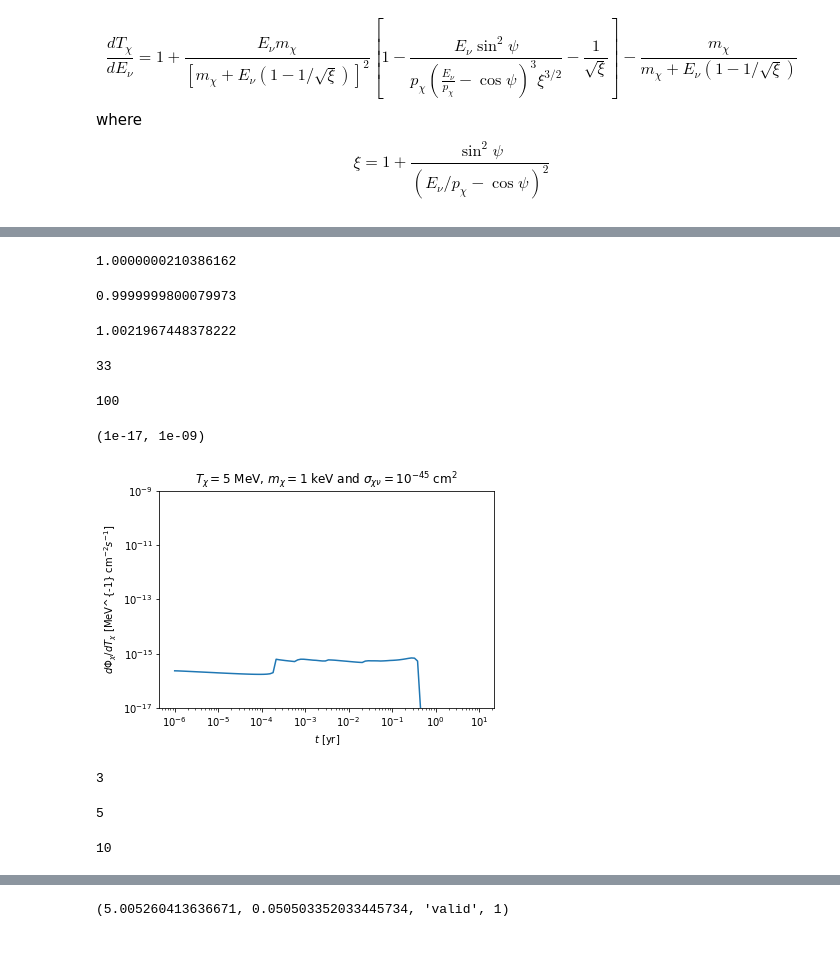
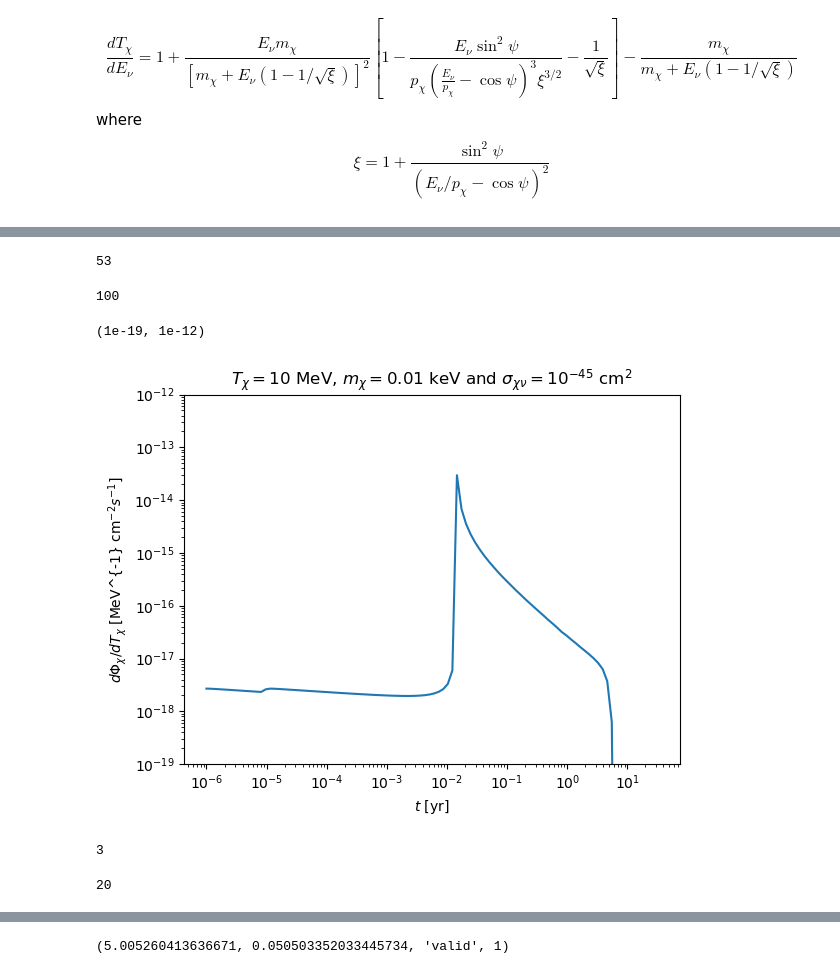
Before and after one commit to yenhsunlin/SNnuBDM2, a Jupyter notebook: src/snvbdm.ipynb, the cells around one changed output, grey strips where cells are left out. Drawn from its saved outputs; the diff is of its cells as text; code cells hidden in the pictures; blank space fills up the shorter version.

```diff
--- a/src/snvbdm.ipynb
+++ b/src/snvbdm.ipynb
@@ -237,15 +228,3 @@ get_Ev_cosPhi(5,1e-3,0.1),get_Ev_cosPhi(5-1e-4,1e-3,0.1)
-# %%
-(Evp-Ev)/1e-4
-# %% [output]
-1.0000000210386162
-# %%
-get_BDMv(5,1e-3)
-# %% [output]
-0.9999999800079973
-# %%
-dEvdTx(5,Evp,1e-3,0.1)
-# %% [output]
-1.0021967448378222
 # %%
 def get_BDMflux_theta(t,Tx,mx,mV,Rstar,theta,phi,beta,Re = 8.5,gV = 1,gD = 1,max_Ev = 100,tau = 10):
     # Get BDM velocity
@@ -289,15 +268,15 @@ def get_BDMflux_theta_legacy(t,Tx,mx,Rstar,theta,phi,beta,sigxv = 1e-45,Re = 8.5
     else:
         return 0
 # %%
-Rstar = 3
-Tx = 5
-mx = 1e-3
+Rstar = 8.5
+Tx = 10
+mx = 1e-2
 mV = mx/3
 theta_ls = np.logspace(-2,np.log10(np.pi/2),20)
 phi_ls = np.linspace(0,2*np.pi,20)
 bdmflux_legacy = []
-integ = vegas.Integrator([[0, np.pi/2]])
-time_ls = np.logspace(np.log10(yr2s)-6,np.log10(10*yr2s),100)
+integ = vegas.Integrator([[0, np.pi]])
+time_ls = np.logspace(np.log10(yr2s)-6,np.log10(yr2s)+1.5,100)
 i = 1
 for t in time_ls:
     def f(x):
@@ -311,29 +290,29 @@ for t in time_ls:
     print(i,end='\r')
     i+=1
 # %% [output]
-33
+53
 100
 # %%
 plt.plot(time_ls/yr2s,bdmflux_legacy)
 plt.xscale('log')
 plt.yscale('log')
 plt.xlabel(r'$t$ [yr]')
 plt.ylabel(r'$d\Phi_\chi/dT_\chi$ [MeV^{-1} cm$^{-2} s^{-1}$]')
-plt.title(r'$T_\chi = 5$ MeV, $m_\chi = 1$ keV and $\sigma_{\chi\nu}=10^{-45}$ cm$^2$')
-plt.ylim(1e-17,1e-9)
+plt.title(r'$T_\chi =$'+str(Tx) +r' MeV, $m_\chi = $' + str(mx)+ r' keV and $\sigma_{\chi\nu}=10^{-45}$ cm$^2$')
+plt.ylim(1e-19,1e-12)
 # %% [output]
-(1e-17, 1e-09)
+(1e-19, 1e-12)
-[figure, old version]
+[figure, new version]
 # %%
 Rstar = 8.5
-Tx = 5
+Tx = 10
 mx = 1e-3
 mV = mx/3
 theta_ls = np.logspace(-2,np.log10(np.pi/2),20)
 phi_ls = np.linspace(0,2*np.pi,20)
 bdmflux = []
 integ = vegas.Integrator([[0, np.pi/2]])
-time_ls = np.logspace(np.log10(yr2s)-3,np.log10(1000*yr2s),10)
+time_ls = np.logspace(np.log10(yr2s)-3,np.log10(yr2s)+4,20)
 i = 1
 for t in time_ls:
     def f(x):
@@ -348,8 +327,7 @@ for t in time_ls:
     i+=1
 # %% [output]
 3
-5
+20
-10
 # %%
 plt.plot(time_ls/yr2s,np.abs(bdmflux))
 plt.xscale('log')
```
Also changed, not shown: parts of 4 cells of this notebook, 4 other files.
